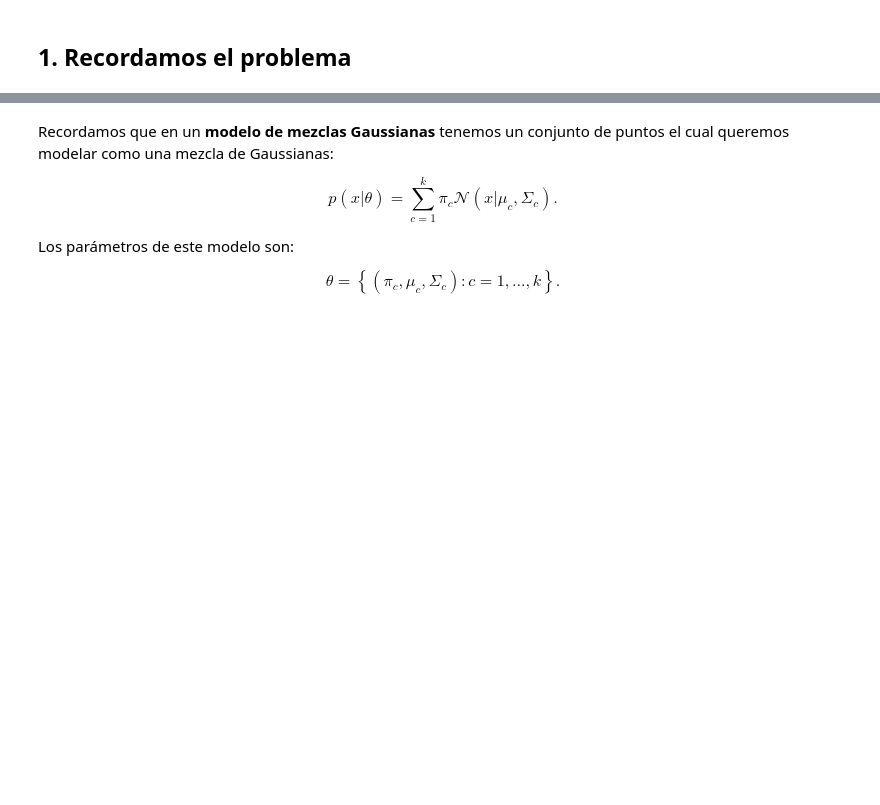
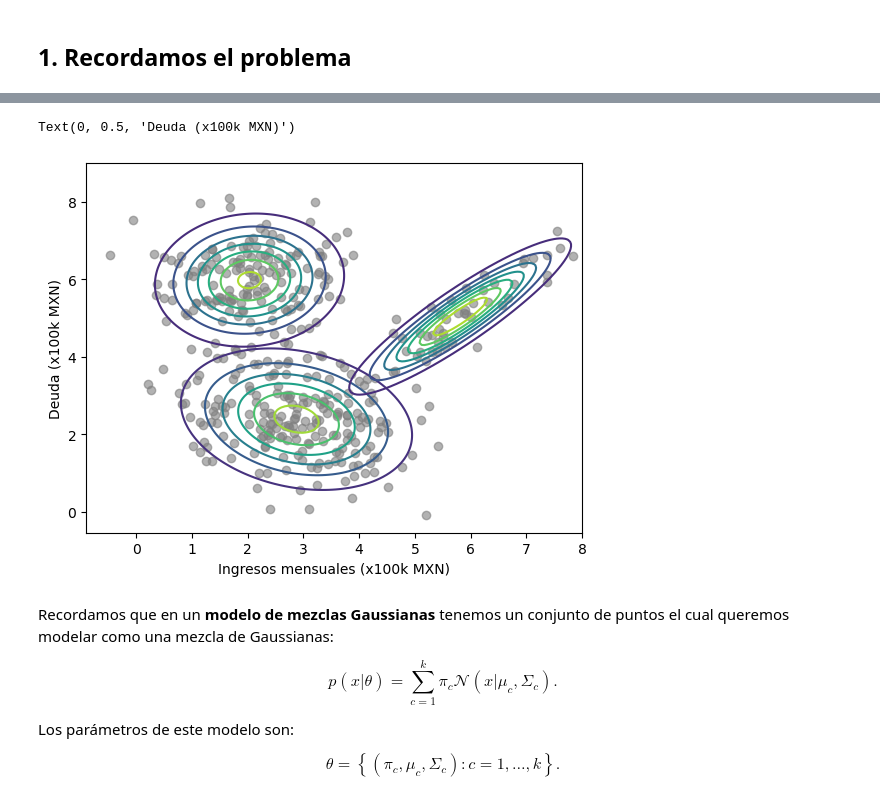
Before and after one commit to esjimenezro/meb2025, a Jupyter notebook: modulo_adicional/tema3/1_ame_gmm.ipynb, the cells around one changed output, grey strips where cells are left out. Saved outputs shown, nothing was run; the diff lists cells and outputs as text; code cells hidden in the pictures; blank space fills up the shorter version.

```diff
--- a/modulo_adicional/tema3/1_ame_gmm.ipynb
+++ b/modulo_adicional/tema3/1_ame_gmm.ipynb
@@ -26,2 +27,3 @@
 # %%
 # Generamos datos
+bank_customer_data = generate_bank_customer_data()
@@ -32,30 +39,63 @@
+# %%
+# Ajustamos parámetros
+mu1 = bank_customer_data.loc[
+    bank_customer_data["labels"] == 0,
+    ["income", "debt"]
+].mean().values
+mu2 = bank_customer_data.loc[
+    bank_customer_data["labels"] == 1,
+    ["income", "debt"]
+].mean().values
+mu3 = bank_customer_data.loc[
+    bank_customer_data["labels"] == 2,
+    ["income", "debt"]
+].mean().values
+cov1 = bank_customer_data.loc[
+    bank_customer_data["labels"] == 0,
+    ["income", "debt"]
+].cov().values
+cov2 = bank_customer_data.loc[
+    bank_customer_data["labels"] == 1,
+    ["income", "debt"]
+].cov().values
+cov3 = bank_customer_data.loc[
+    bank_customer_data["labels"] == 2,
+    ["income", "debt"]
+].cov().values
+# Definimos VA
+X1 = multivariate_normal(mean=mu1, cov=cov1)
+X2 = multivariate_normal(mean=mu2, cov=cov2)
+X3 = multivariate_normal(mean=mu3, cov=cov3)
 # %%
 # Datos
-plt.scatter(data["income"], data["debt"], c="gray", alpha=0.6)
+plt.scatter(bank_customer_data["income"], bank_customer_data["debt"], c="gray", alpha=0.6)
 
 # Gaussiana 1
 x = np.linspace(0, 6, 100)
 y = np.linspace(0, 5, 100)
 x, y = np.meshgrid(x, y)
 z = X1.pdf(np.dstack([x, y]))
 plt.contour(x, y, z)
 
 # Gaussiana 2
 x = np.linspace(0, 4, 100)
 y = np.linspace(4, 9, 100)
 x, y = np.meshgrid(x, y)
 z = X2.pdf(np.dstack([x, y]))
 plt.contour(x, y, z)
 
 # Gaussiana 3
 x = np.linspace(3, 8, 100)
 y = np.linspace(2, 8, 100)
 x, y = np.meshgrid(x, y)
 z = X3.pdf(np.dstack([x, y]))
 plt.contour(x, y, z)
 
 plt.xlabel("Ingresos mensuales (x100k MXN)")
 plt.ylabel("Deuda (x100k MXN)")
+# %% [output]
+Text(0, 0.5, 'Deuda (x100k MXN)')
+[figure, added]
 # %% [markdown]
 Recordamos que en un **modelo de mezclas Gaussianas** tenemos un conjunto de puntos el cual queremos modelar como una mezcla de Gaussianas:
 
```
Also changed, not shown: parts of 18 cells of this notebook.
